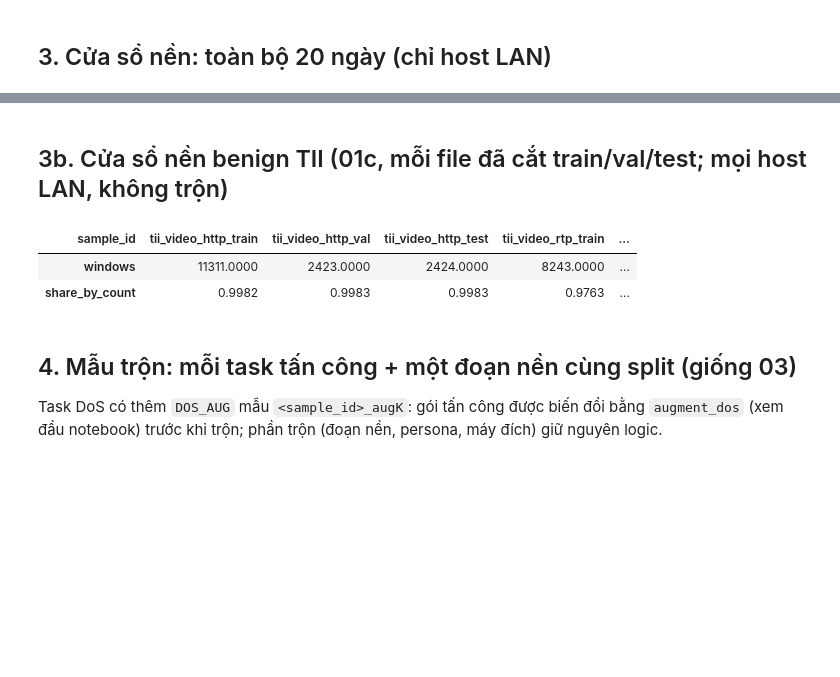
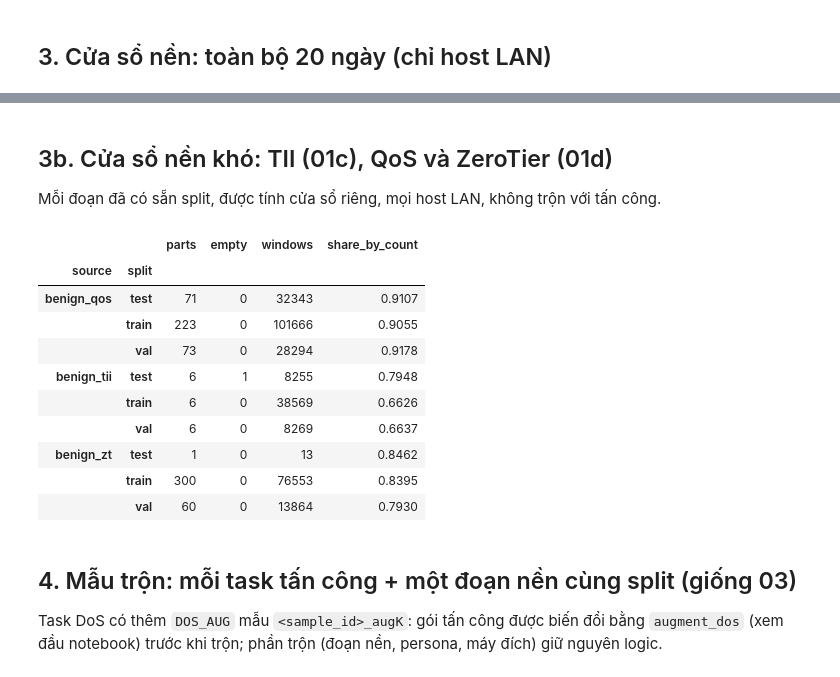
Before and after one commit to DucAnhVu-15/03.BruteForce_-_Recon, a Jupyter notebook: Code/predata/03b_mix_and_packet_windows.ipynb, the cells around one changed output, grey strips where cells are left out. Drawn from its saved outputs; the diff is of its cells as text; code cells hidden in the pictures; blank space fills up the shorter version.

```diff
--- a/Code/predata/03b_mix_and_packet_windows.ipynb
+++ b/Code/predata/03b_mix_and_packet_windows.ipynb
@@ -44,6 +53,7 @@ WIN_DIR = OUT / 'windows_pkt'
 PART_DIR = WIN_DIR / '_parts'
 REPORT_DIR = OUT / 'reports'
 TII_BEN_DIR = OUT / 'benign_tii'
+EXTRA_PARTS = REPORT_DIR / '01d_extra_parts.csv'  # nền QoS + ZeroTier (01d)
 WIN_DIR.mkdir(parents=True, exist_ok=True)
 PART_DIR.mkdir(parents=True, exist_ok=True)
 
@@ -62,7 +72,8 @@ MIN_DEV_PKTS = 20
 SEED = 42
 N_JOBS = 12
 CLASS_WEIGHT = {'benign': 1.0, 'recon': 1.0, 'bruteforce': 1.0, 'dos': 1.0}
-TII_BENIGN_SHARE = 0.1   # tổng trọng số cửa sổ benign TII / tổng trọng số lớp benign (train, val)
+# nền khó: tổng trọng số cửa sổ của nguồn / tổng trọng số lớp benign (train, val); nguồn không có mặt thì bỏ qua
+HARD_BENIGN_SHARE = {'benign_tii': 0.10, 'benign_qos': 0.10, 'benign_zt': 0.05}
 MAX_WINDOW_SHARE = 0.001
 DOS_AUG = 3                # số bản tăng cường cho mỗi task DoS (0 = tắt, như v3)
 
@@ -382,33 +393,52 @@ pd.DataFrame(day_res, columns=['day', 'windows', 'share_by_count']).set_index('d
 | windows | 61638.000 | 57528.0000 | 56738.0000 | 56620.0000 | 55946.0000 | 77937.0000 | 71840.0000 | 72028.0000 | 71386.0000 | 67736.0000 | ... |
 | share_by_count | 0.043 | 0.0394 | 0.0106 | 0.0105 | 0.0022 | 0.1582 | 0.0152 | 0.0268 | 0.0123 | 0.0084 | ... |
 # %% [markdown]
-## 3b. Cửa sổ nền benign TII (01c, mỗi file đã cắt train/val/test; mọi host LAN, không trộn)
+## 3b. Cửa sổ nền khó: TII (01c), QoS và ZeroTier (01d)
+
+Mỗi đoạn đã có sẵn split, được tính cửa sổ riêng, mọi host LAN, không trộn với tấn công.
 # %%
-tii_parts = pd.read_csv(REPORT_DIR / '01c_tii_benign_parts.csv')
+hard_parts = pd.read_csv(REPORT_DIR / '01c_tii_benign_parts.csv').assign(source='benign_tii', scenario='')
+hard_parts['sample_id'] = 'tii_' + hard_parts['name'] + '_' + hard_parts['split']
+if EXTRA_PARTS.exists():  # benign_qos, benign_zt
+    hard_parts = pd.concat([hard_parts, pd.read_csv(EXTRA_PARTS)], ignore_index=True)
+else:
+    print(f'Không có {EXTRA_PARTS.name}: chỉ dùng nền khó TII (chạy 01d để thêm QoS + ZeroTier)')
+hard_parts = hard_parts.sort_values('pkts', ascending=False, ignore_index=True)  # đoạn lớn chạy trước
 
 
-def tii_windows(r):
-    sid = f"tii_{r['name']}_{r['split']}"
+def hard_windows(r):
+    sid = r['sample_id']
     try:
         w = window_features(pd.read_parquet(r['parquet']).assign(label=''), lan_only=True)
     except AssertionError:  # đoạn không có gói nào do host LAN gửi
         return sid, 0, np.nan
     w.insert(0, 'split', r['split'])
-    w.insert(1, 'source', 'benign_tii')
+    w.insert(1, 'source', r['source'])
     w.insert(2, 'day', r['name'])
     w['sample_id'] = sid
+    w['scenario'] = r['scenario'] if isinstance(r['scenario'], str) else ''
     w['label'] = 'benign'
     w.to_parquet(PART_DIR / f'{sid}.parquet', index=False)
     return sid, len(w), round(w['f_w_by_count'].mean(), 4)
 
 
-with ProcessPoolExecutor(max_workers=6) as ex:
-    tii_res = list(ex.map(tii_windows, tii_parts.to_dict('records')))
-pd.DataFrame(tii_res, columns=['sample_id', 'windows', 'share_by_count']).set_index('sample_id').T
+with ProcessPoolExecutor(max_workers=N_JOBS) as ex:
+    hard_res = pd.DataFrame(list(ex.map(hard_windows, hard_parts.to_dict('records'))),
+                            columns=['sample_id', 'windows', 'share_by_count']).merge(hard_parts[['sample_id', 'source', 'split']])
+hard_res.groupby(['source', 'split']).agg(parts=('sample_id', 'size'), empty=('windows', lambda s: (s == 0).sum()),
+                                         windows=('windows', 'sum'), share_by_count=('share_by_count', 'mean')).round(4)
 # %% [output]
-| sample_id | tii_video_http_train | tii_video_http_val | tii_video_http_test | tii_video_rtp_train | ... |
-| windows | 11311.0000 | 2423.0000 | 2424.0000 | 8243.0000 | ... |
-| share_by_count | 0.9982 | 0.9983 | 0.9983 | 0.9763 | ... |
+|  |  | parts | empty | windows | share_by_count |
+| source | split |  |  |  |  |
+| benign_qos | test | 71 | 0 | 32343 | 0.9107 |
+|  | train | 223 | 0 | 101666 | 0.9055 |
+|  | val | 73 | 0 | 28294 | 0.9178 |
+| benign_tii | test | 6 | 1 | 8255 | 0.7948 |
+|  | train | 6 | 0 | 38569 | 0.6626 |
+|  | val | 6 | 0 | 8269 | 0.6637 |
+| benign_zt | test | 1 | 0 | 13 | 0.8462 |
+|  | train | 300 | 0 | 76553 | 0.8395 |
+|  | val | 60 | 0 | 13864 | 0.7930 |
 # %% [markdown]
 ## 4. Mẫu trộn: mỗi task tấn công + một đoạn nền cùng split (giống 03)
 
```
Also changed, not shown: parts of 5 cells of this notebook, 8 other files.
